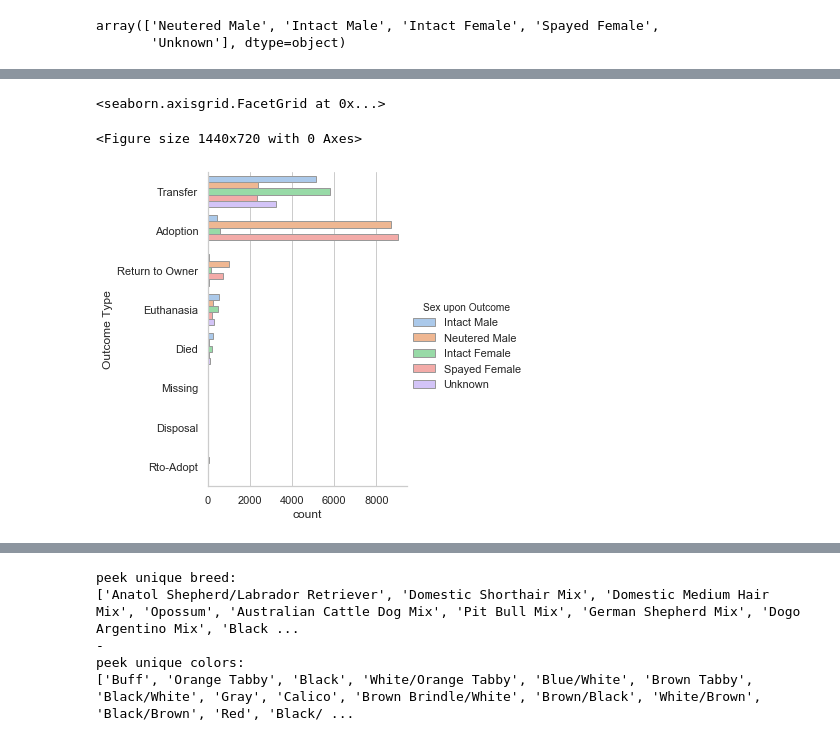
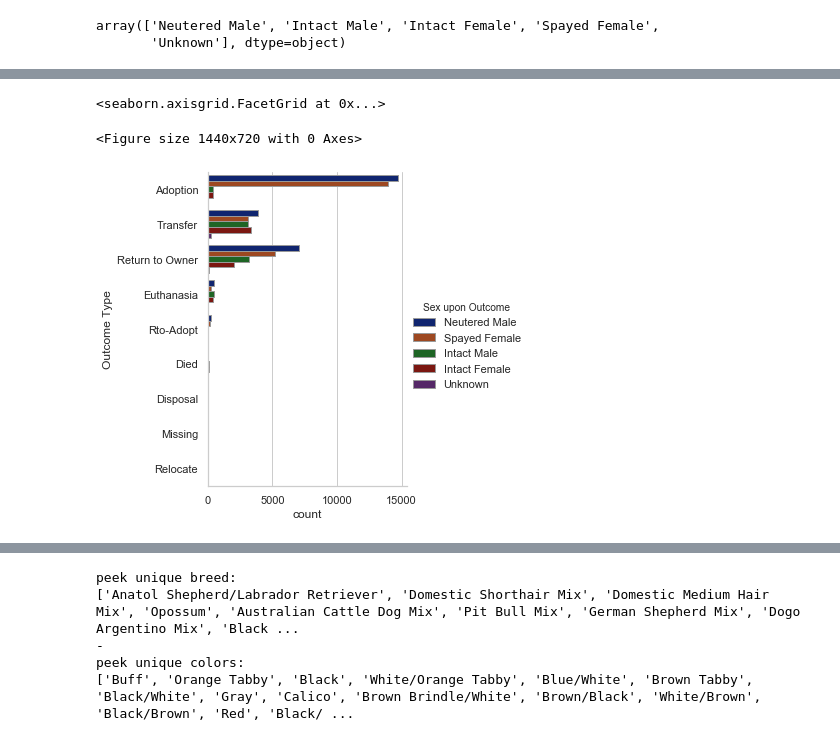
Before and after one commit to Jacqueline-A-Shay/Animal_Shelter, a Jupyter notebook: u.ipynb, the cells around one changed output, grey strips where cells are left out. Saved outputs shown, nothing was run; the diff lists cells and outputs as text; code cells hidden in the pictures.

Commit message:
explore explore explore

```diff
--- a/u.ipynb
+++ b/u.ipynb
@@ -194,11 +223,13 @@ sns.catplot(y="outcome", hue="sex", kind="count",
 # %%
-# explore if there's a difference between neutered/ intact
+# dog-only: explore if there's a difference between neutered/ spayed & intact
 plt.figure(figsize=(20,10))
 sns.catplot(y="Outcome Type", hue="Sex upon Outcome", kind="count",
-            palette="pastel", edgecolor=".6",
-            data=cat)
+            palette="dark", edgecolor=".6",
+            data=dog,
+            order = ['Adoption', 'Transfer', 'Return to Owner', 'Euthanasia','Rto-Adopt', 'Died', 'Disposal', 'Missing', 'Relocate'],
+            hue_order = ['Neutered Male', 'Spayed Female', 'Intact Male', 'Intact Female','Unknown'])
 # %% [output]
 <seaborn.axisgrid.FacetGrid at 0x...>
 <Figure size 1440x720 with 0 Axes>
-[figure, old version]
+[figure, new version]
 # %%
```
Also changed, not shown: parts of 15 cells of this notebook.
